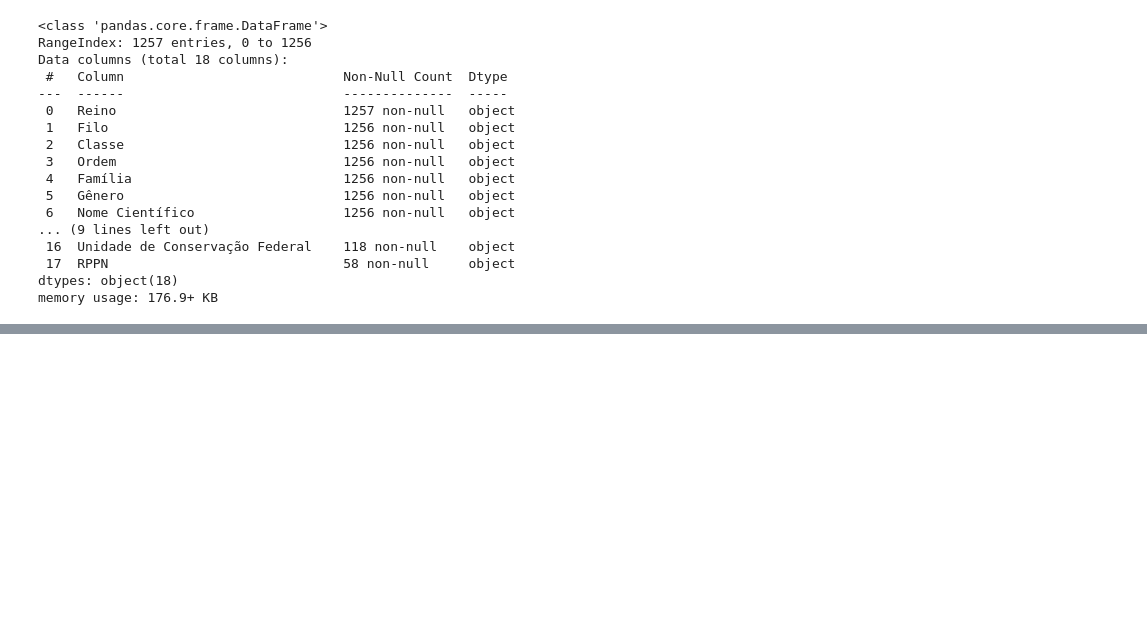
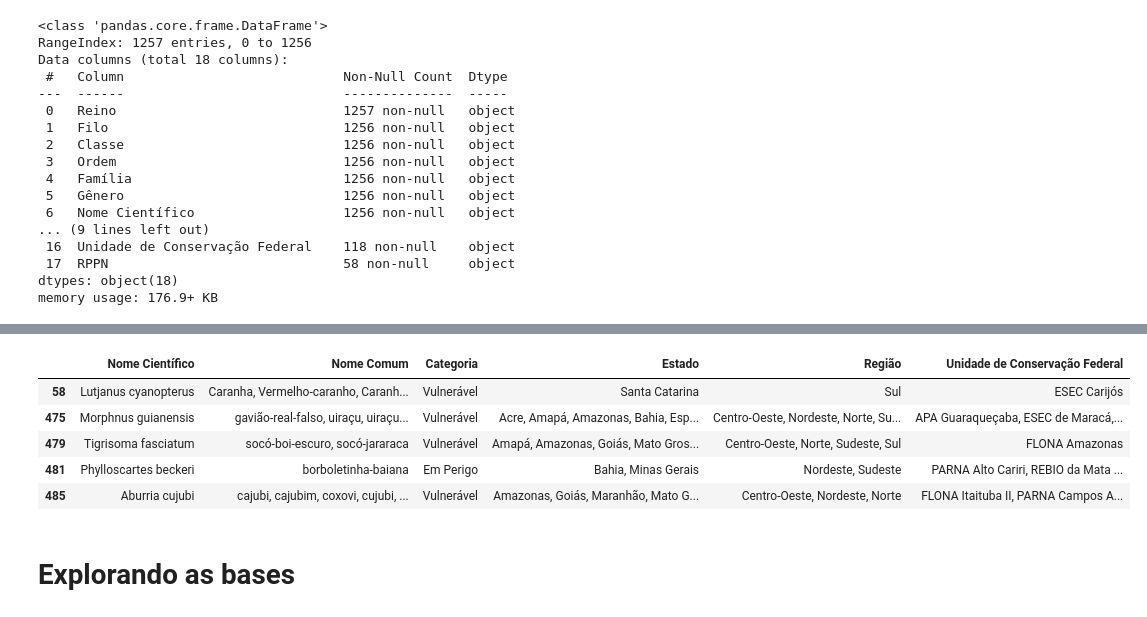
Before and after one commit to Joelson-Ferreira/TecnicasDeProgramacao1, a Jupyter notebook: Analysis - Joe.ipynb, the cells around one changed output, grey strips where cells are left out. Cells and saved outputs as stored; diff of their text form; code cells hidden in the pictures; blank space fills up the shorter version.

```diff
--- a/Analysis - Joe.ipynb
+++ b/Analysis - Joe.ipynb
@@ -307 +446,12 @@ df_desmatamento_filtrado
+# %%
+df_especies_sem_null.head()
+# %% [output]
+|  | Nome Científico | Nome Comum | Categoria | Estado | Região | Unidade de Conservação Federal |
+| 58 | Lutjanus cyanopterus | Caranha, Vermelho-caranho, Caranh... | Vulnerável | Santa Catarina | Sul | ESEC Carijós |
+| 475 | Morphnus guianensis | gavião-real-falso, uiraçu, uiraçu... | Vulnerável | Acre, Amapá, Amazonas, Bahia, Esp... | Centro-Oeste, Nordeste, Norte, Su... | APA Guaraqueçaba, ESEC de Maracá,... |
+| 479 | Tigrisoma fasciatum | socó-boi-escuro, socó-jararaca | Vulnerável | Amapá, Amazonas, Goiás, Mato Gros... | Centro-Oeste, Norte, Sudeste, Sul | FLONA Amazonas |
+| 481 | Phylloscartes beckeri | borboletinha-baiana | Em Perigo | Bahia, Minas Gerais | Nordeste, Sudeste | PARNA Alto Cariri, REBIO da Mata ... |
+| 485 | Aburria cujubi | cajubi, cajubim, coxovi, cujubi, ... | Vulnerável | Amazonas, Goiás, Maranhão, Mato G... | Centro-Oeste, Nordeste, Norte | FLONA Itaituba II, PARNA Campos A... |
+# %% [markdown]
+# Explorando as bases
 # %%
```
Also changed, not shown: parts of 20 cells of this notebook, 2 other files.
